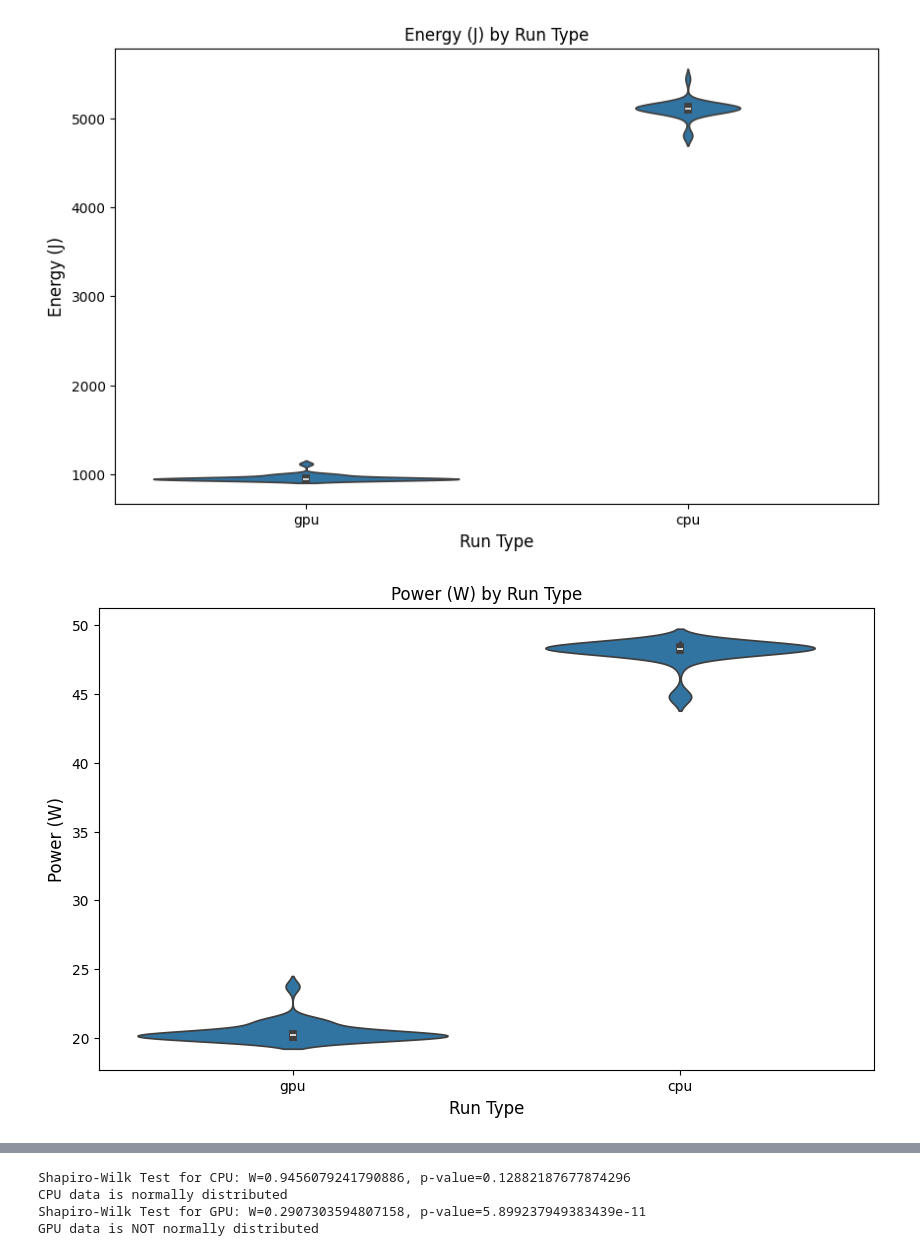
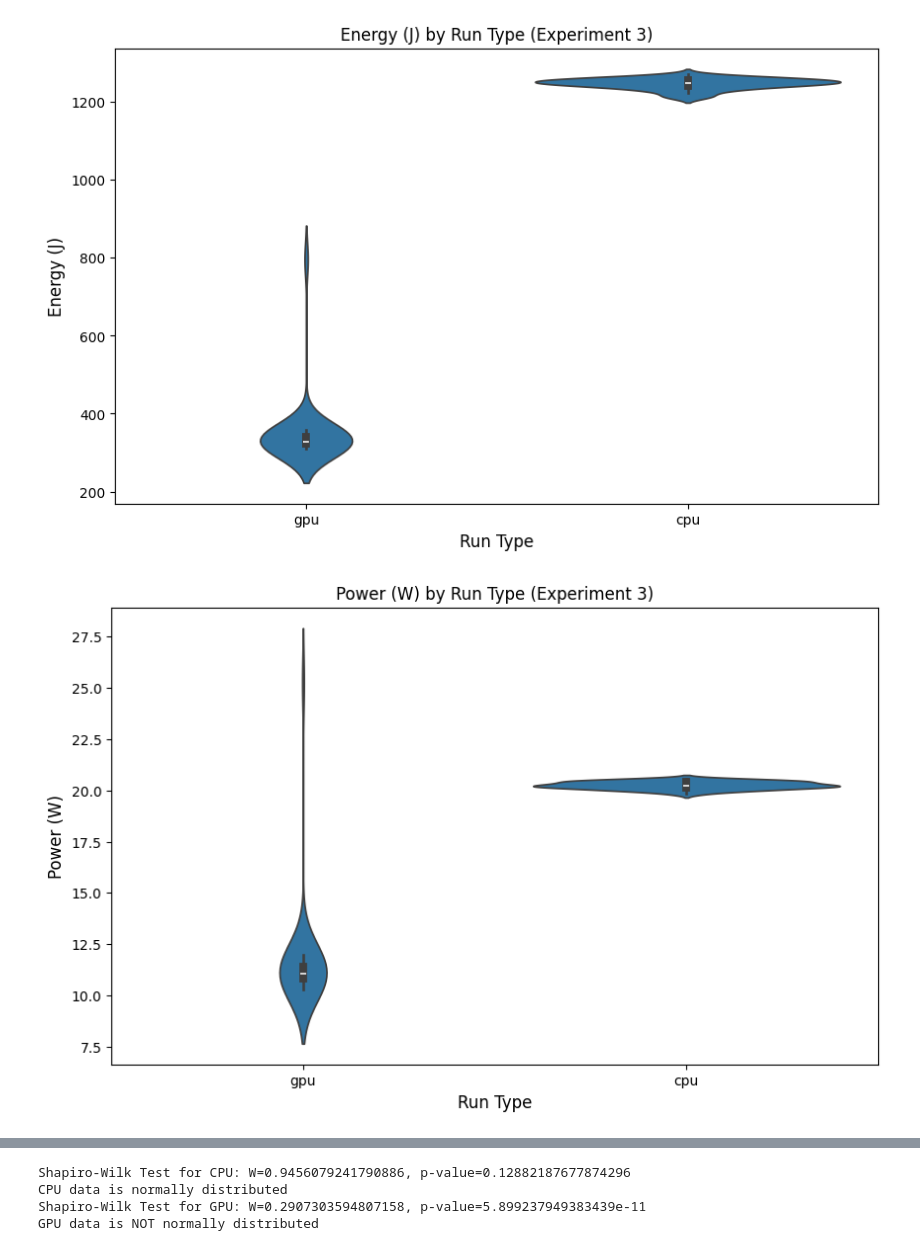
Before and after one commit to Matthijs-Vossen/SSE-group3-project1, a Jupyter notebook: src/statistical_analysis.ipynb, the cells around one changed output, grey strips where cells are left out. Cells and saved outputs as stored; diff of their text form; code cells hidden in the pictures.

```diff
--- a/src/statistical_analysis.ipynb
+++ b/src/statistical_analysis.ipynb
@@ -10,7 +10,7 @@ import numpy as np
 # data2 = pd.read_csv('../results/experiment_results_scott.csv')
 # data3 = pd.read_csv('../results/experiment_results_matthijs.csv')
 
-data = pd.read_csv('../results/experiment_results_melle.csv')
+data = pd.read_csv('../results/experiment_results_matthijs.csv')
 data['power_watts'] = data['energy_joules'] / data['execution_time_sec']
 
 data.head()
@@ -24,22 +24,22 @@ data.head()
 # %%
 
 # Violin plot
 plt.figure(figsize=(10, 6))
 sns.violinplot(x='run_type', y='energy_joules', data=data)
-plt.title('Energy (J) by Run Type')
+plt.title('Energy (J) by Run Type (Experiment 3)')
 plt.xlabel('Run Type', fontsize=12)
 plt.ylabel('Energy (J)', fontsize=12)
 plt.show()
 
 plt.figure(figsize=(10, 6))
 sns.violinplot(x='run_type', y='power_watts', data=data)
-plt.title('Power (W) by Run Type')
+plt.title('Power (W) by Run Type (Experiment 3)')
 plt.xlabel('Run Type', fontsize=12)
 plt.ylabel('Power (W)', fontsize=12)
 plt.show()
 # %% [output]
-[figure, old version]
+[figure, new version]
-[figure, old version]
+[figure, new version]
 # %%
 
 # Histograms and density plots
```
Also changed, not shown: parts of 2 cells of this notebook, 3 other files.
